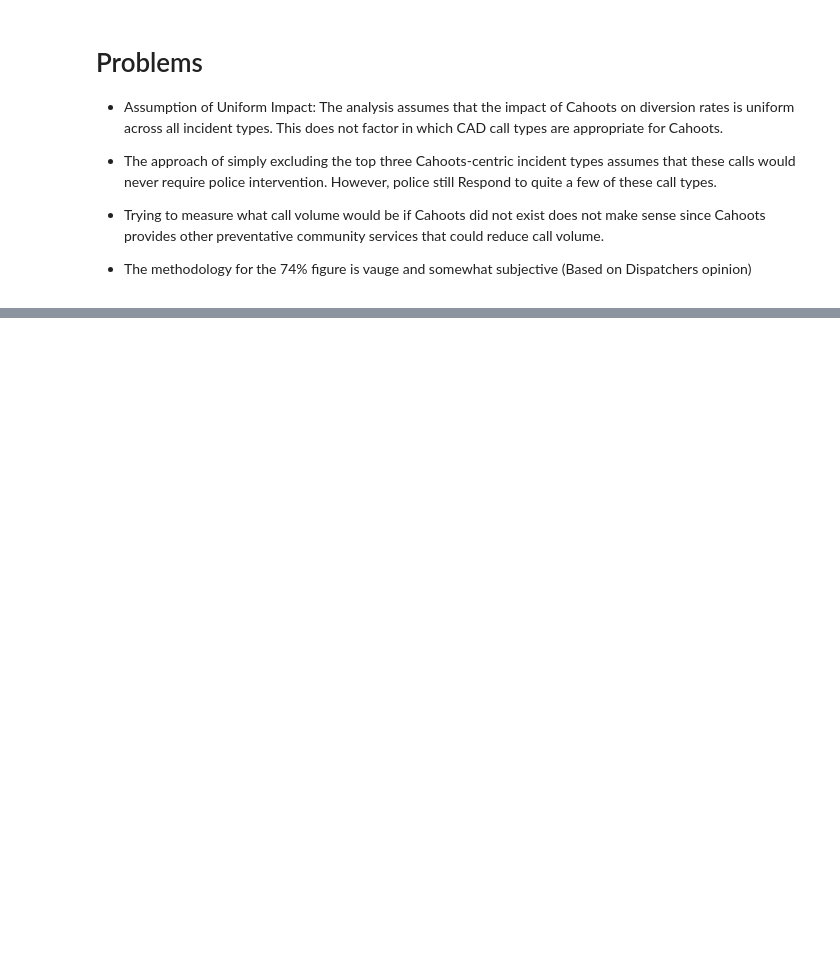
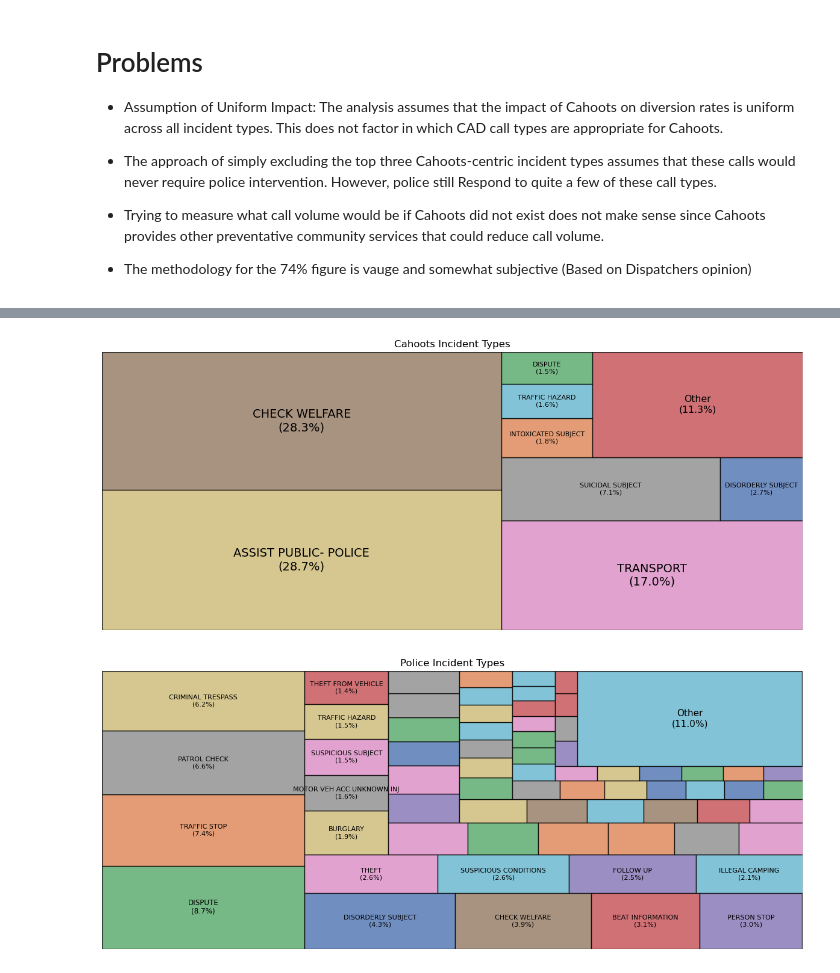
Before and after one commit to Nathan-M-Burton/Cahoots-Impact-Assessment, a Jupyter notebook: police_replication.ipynb, the cells around one changed output, grey strips where cells are left out. Cells and saved outputs as stored; diff of their text form; code cells hidden in the pictures; blank space fills up the shorter version.

```diff
--- a/police_replication.ipynb
+++ b/police_replication.ipynb
@@ -385,0 +748,44 @@ overlap_proportions
+# %%
+import matplotlib
+import matplotlib.cm as cm
+
+tab20_colormap = cm.get_cmap('tab20b', 20)  # Ensure it has 20 colors
+
+# Get the colors as hex strings
+tab20_colors = [matplotlib.colors.rgb2hex(tab20_colormap(i)) for i in range(tab20_colormap.N)]
+
+
+import seaborn as sns
+import matplotlib.colors as mcolors
+
+# Generate a palette with 20 unique colors
+colors = sns.color_palette("deep")
+hex_colors = [mcolors.rgb2hex(color) for color in colors]
+
+colorblind_friendly_palette = [
+
+    '#009E73',  # Green
+    '#E69F00',  # Gold/Orange
+    '#56B4E9',  # Light Blue
+    '#D55E00',  # Red-Orange/Brown
+    '#CC79A7',  # Pink/Purple
+    '#F0E442',  # Yellow (use sparingly)
+    '#999999',  # Gray
+    '#363737',  # Blackish
+    '#80B1D3',  # Light Blue
+    '#FDB462',  # Light Orange
+    '#B3DE69',  # Light Green
+    '#BC80BD',  # Purple
+    '#FFED6F',  # Light Yellow
+    '#FB8072',  # Salmon
+    '#1F78B4',  # Dark Blue
+]
+
+cahoots_data = CAD_data_cleaned[CAD_data_cleaned['Cahoots_related'] == 1]
+police_data = CAD_data_cleaned[CAD_data_cleaned['Cahoots_related'] == 0]
+
+create_treemap(cahoots_data, 'Cahoots Incident Types', top_n=8, group_others=True, max_legend_entries=10, show_labels=True, color_list=hex_colors)
+create_treemap(police_data, 'Police Incident Types', top_n=66, group_others=True, max_legend_entries=10, show_labels=True, color_list=hex_colors, min_label_area_ratio=0.014)
+# %% [output]
+[figure, added]
+[figure, added]
```
Also changed, not shown: parts of 32 cells of this notebook, 1 other file.
